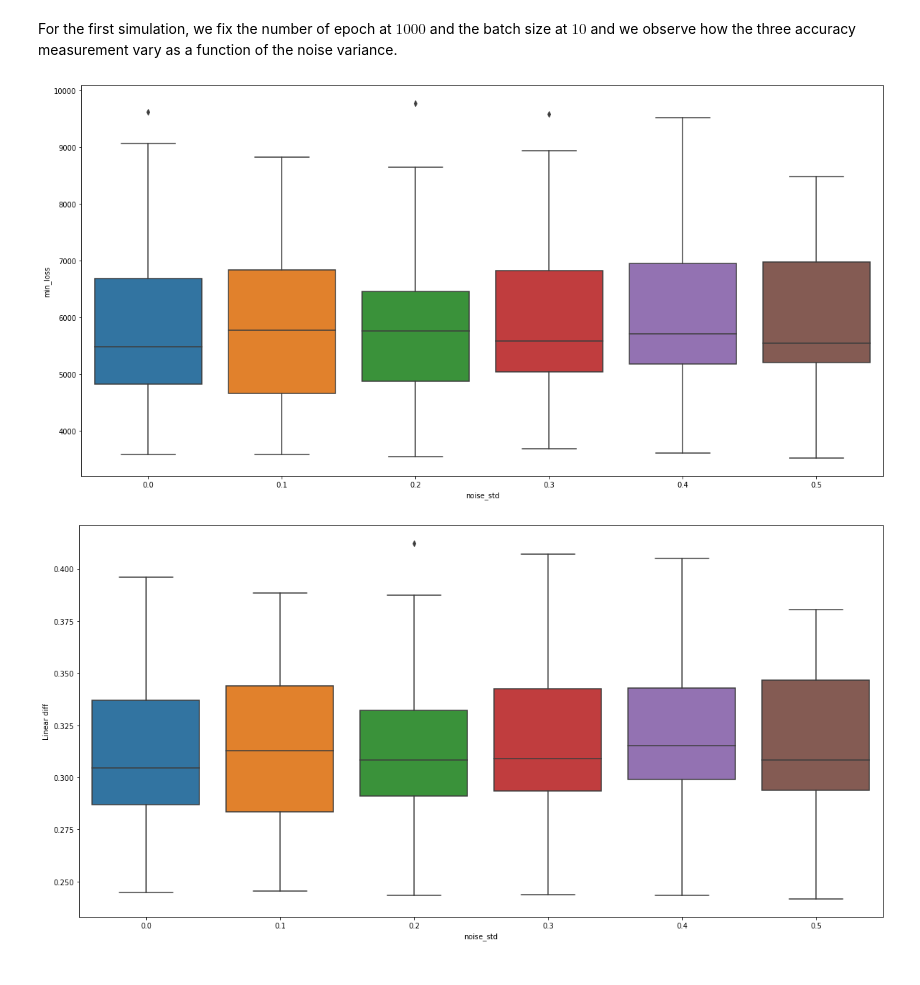
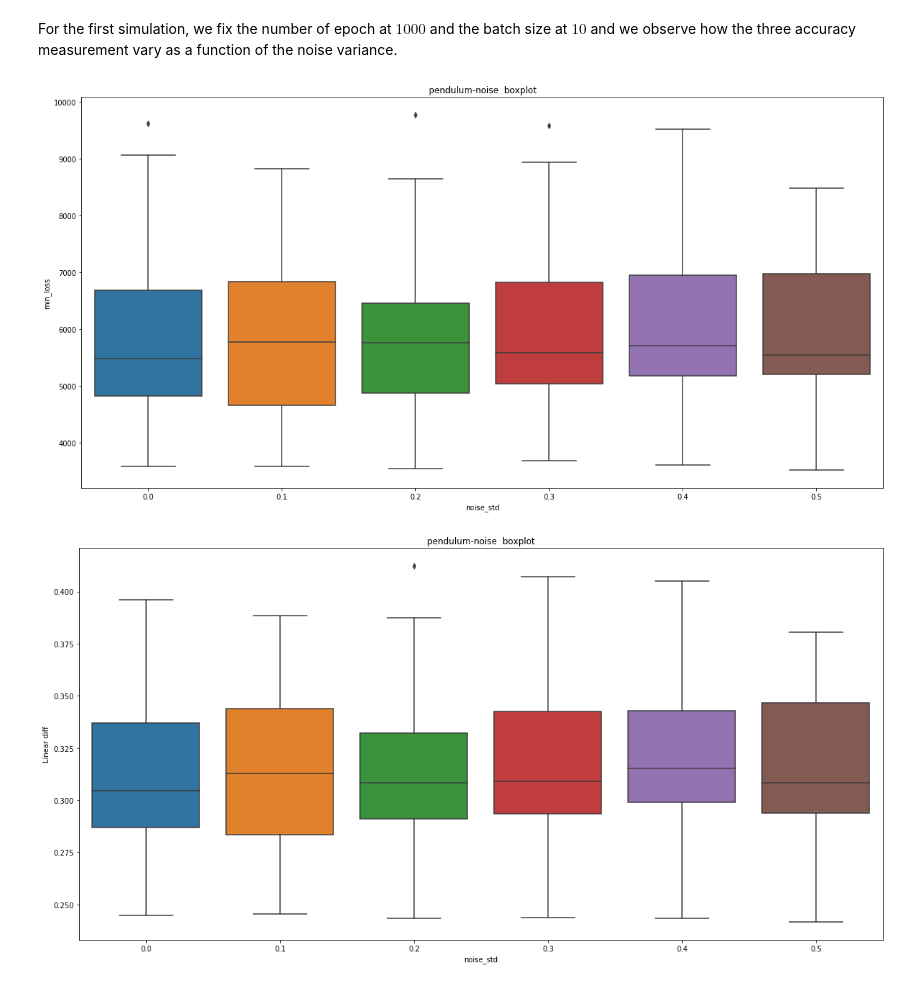
Before and after one commit to KennethThNg/Semester-project-dynamical-system-learning, a Jupyter notebook: ode_demo.ipynb, the cells around one changed output. Cells and saved outputs as stored; diff of their text form; code cells hidden in the pictures.

```diff
--- a/ode_demo.ipynb
+++ b/ode_demo.ipynb
@@ -162,13 +164,13 @@ path_gen = '../gen_data/'
 grid_df_pend = pd.read_csv(path_gen + 'pend_df_1000.csv')
 # %% [markdown]
 For the first simulation, we fix the number of epoch at $1000$ and the batch size at $10$ and we observe how the three accuracy measurement vary as a function of the noise variance.
+# %%
+boxplot_feature(data=grid_df_pend, fixed_feat1='epoch', val_feat1=1000,
+                fixed_feat2='batch', val_feat2=10, feat_x='noise_std', feat_y='min_loss', save_fig=True, name='pend_loss_noise', data_name='pendulum-noise ')
+# %% [output]
+[figure, added]
 # %%
 boxplot_feature(data=grid_df_pend, fixed_feat1='epoch', val_feat1=1000,
-                fixed_feat2='batch', val_feat2=10, feat_x='noise_std', feat_y='min_loss');
-boxplot_feature(data=grid_df_pend, fixed_feat1='epoch', val_feat1=1000,
-                fixed_feat2='batch', val_feat2=10, feat_x='noise_std', feat_y='Linear diff');
-boxplot_feature(data=grid_df_pend, fixed_feat1='epoch', val_feat1=1000,
-                fixed_feat2='batch', val_feat2=10, feat_x='noise_std', feat_y='Quadratic diff')
+                fixed_feat2='batch', val_feat2=10, feat_x='noise_std', feat_y='Linear diff', save_fig=True, name='pend_lin_noise', data_name='pendulum-noise ')
 # %% [output]
-[figure, old version]
+[figure, new version]
-[figure, removed]
```
Also changed, not shown: parts of 36 cells of this notebook.
